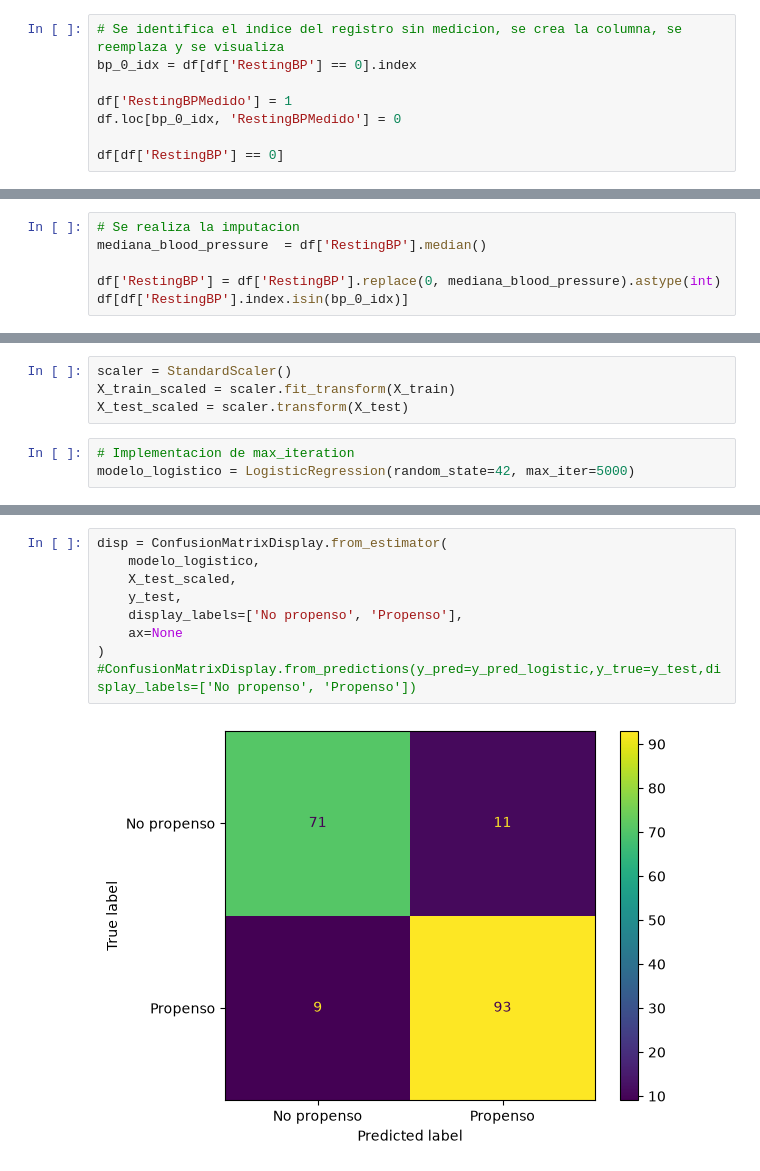
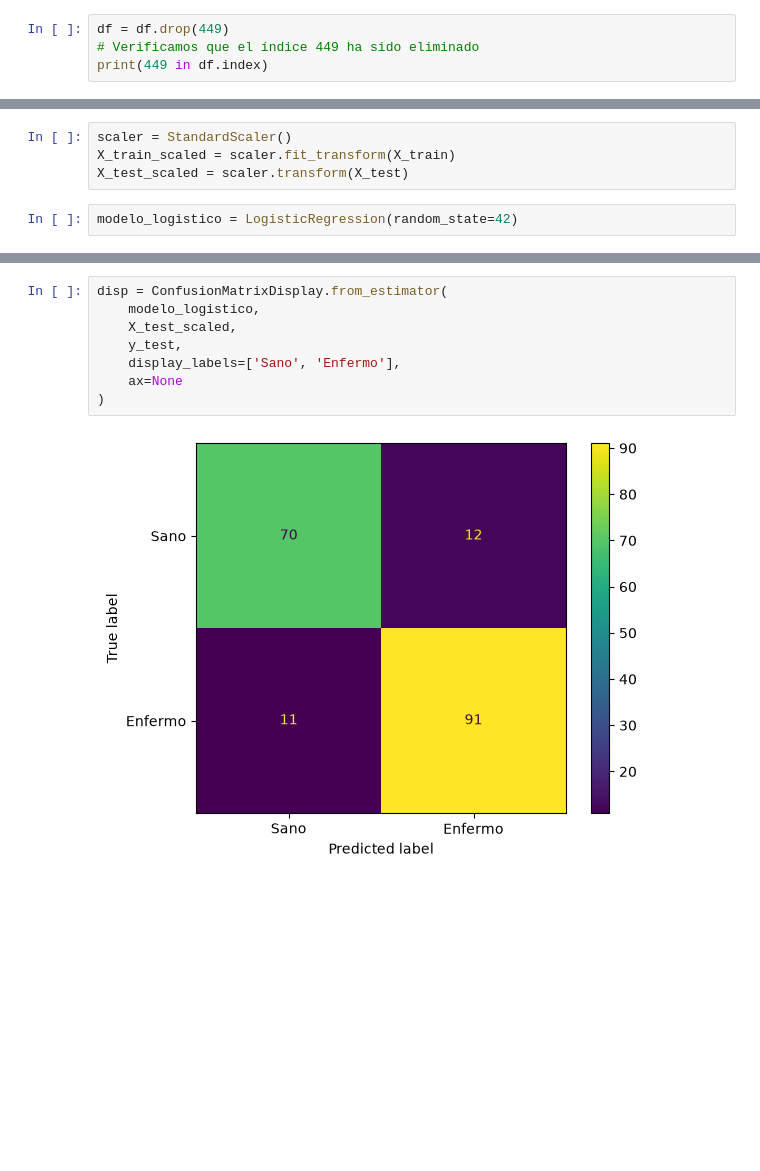
Before and after one commit to SantiagoAyala2118/TP-INTEGRADOR-PYTHON-Heart-Disease-Prediction, a Jupyter notebook: model/modelo_regresion_logistica.ipynb, the cells around one changed output, grey strips where cells are left out. Saved outputs shown, nothing was run; the diff lists cells and outputs as text; blank space fills up the shorter version.

```diff
--- a/model/modelo_regresion_logistica.ipynb
+++ b/model/modelo_regresion_logistica.ipynb
@@ -84,11 +74,7 @@ df[df['RestingBP'] == 0]
 |  | Age | Sex | ChestPainType | RestingBP | Cholesterol | FastingBS | RestingECG | MaxHR | ... |
 | 449 | 55 | M | NAP | 0 | 0 | 0 | Normal | 155 | ... |
 # %%
-# Se identifica el indice del registro sin medicion, se crea la columna, se reemplaza y se visualiza
-bp_0_idx = df[df['RestingBP'] == 0].index
-
-df['RestingBPMedido'] = 1
-df.loc[bp_0_idx, 'RestingBPMedido'] = 0
-
-df[df['RestingBP'] == 0]
+df = df.drop(449)
+# Verificamos que el índice 449 ha sido eliminado
+print(449 in df.index)
 # %% [output]
@@ -97,6 +81,0 @@ df[df['RestingBP'] == 0]
-# %%
-# Se realiza la imputacion
-mediana_blood_pressure  = df['RestingBP'].median()
-
-df['RestingBP'] = df['RestingBP'].replace(0, mediana_blood_pressure).astype(int)
-df[df['RestingBP'].index.isin(bp_0_idx)]
@@ -234,8 +221,7 @@ scaler = StandardScaler()
 X_train_scaled = scaler.fit_transform(X_train)
 X_test_scaled = scaler.transform(X_test)
 # %%
-# Implementacion de max_iteration
-modelo_logistico = LogisticRegression(random_state=42, max_iter=5000)
+modelo_logistico = LogisticRegression(random_state=42)
 # %%
 modelo_logistico.fit(X_train_scaled, y_train)
 # %% [output]
@@ -277,14 +252,13 @@ weighted avg       0.89      0.89      0.89       184
 # %%
 disp = ConfusionMatrixDisplay.from_estimator(
     modelo_logistico,
     X_test_scaled,
     y_test,
-    display_labels=['No propenso', 'Propenso'],
+    display_labels=['Sano', 'Enfermo'],
     ax=None
 )
-#ConfusionMatrixDisplay.from_predictions(y_pred=y_pred_logistic,y_true=y_test,display_labels=['No propenso', 'Propenso'])
 # %% [output]
-[figure, old version]
+[figure, new version]
 # %%
 pesos = modelo_logistico.coef_
 
```
Also changed, not shown: parts of 29 cells of this notebook.
